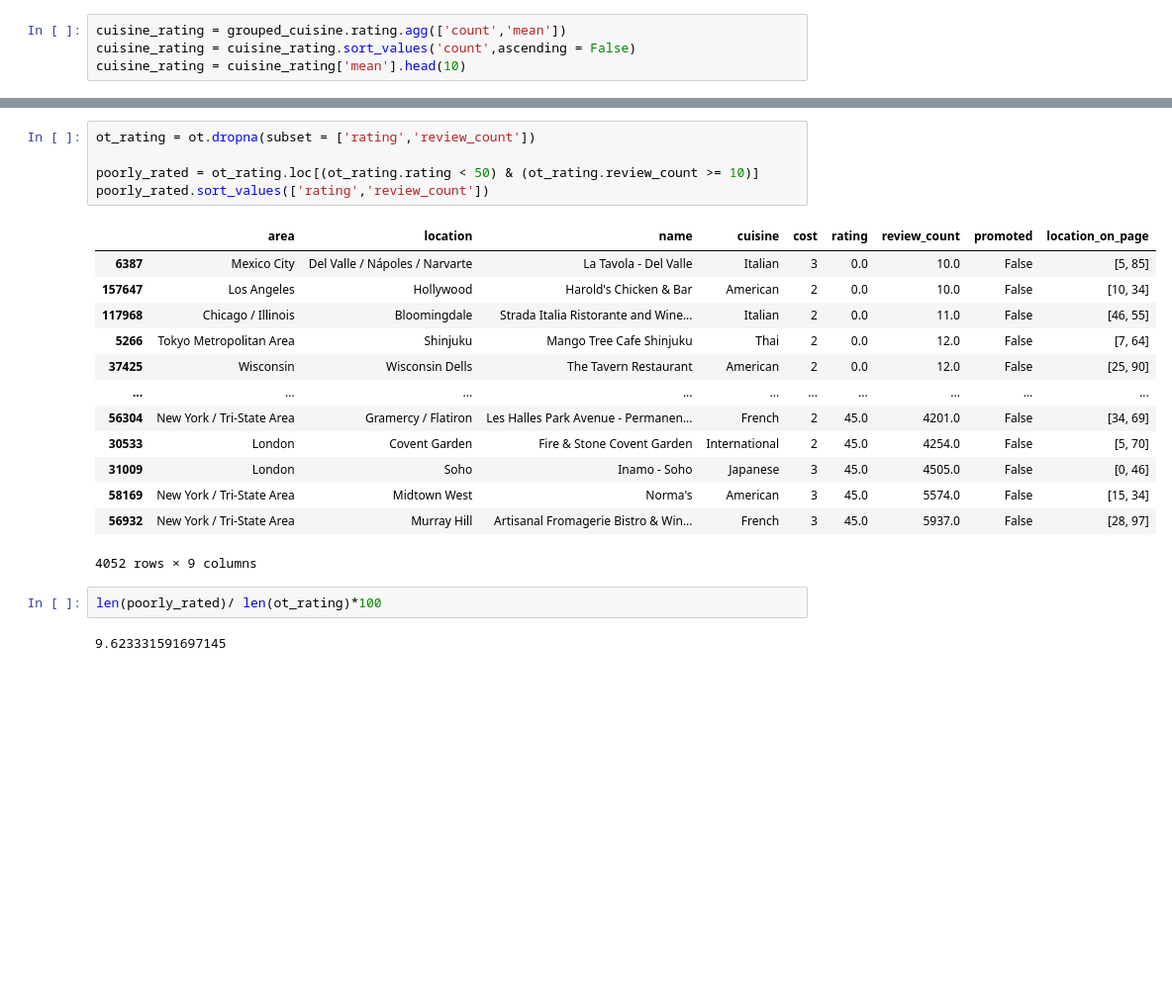
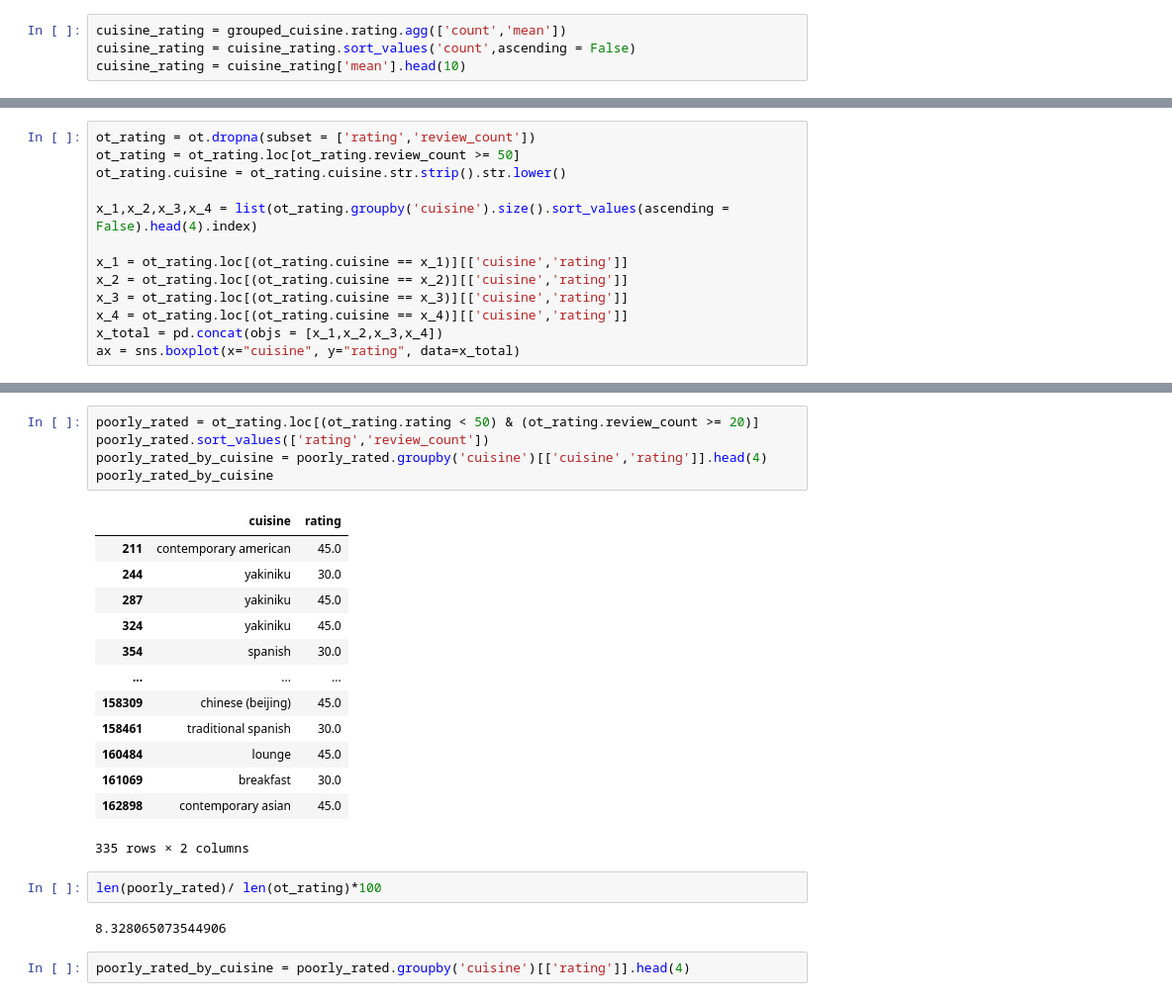
Before and after one commit to MichaelEmmert/OpenTable, a Jupyter notebook: opentableanalysis.ipynb, the cells around one changed output, grey strips where cells are left out. Shown: that part at 99% size. Saved outputs shown, nothing was run; the diff lists cells and outputs as text; blank space fills up the shorter version.

```diff
--- a/opentableanalysis.ipynb
+++ b/opentableanalysis.ipynb
@@ -336,0 +330,13 @@ dtype: float64
+# %%
+ot_rating = ot.dropna(subset = ['rating','review_count'])
+ot_rating = ot_rating.loc[ot_rating.review_count >= 50]
+ot_rating.cuisine = ot_rating.cuisine.str.strip().str.lower()
+
+x_1,x_2,x_3,x_4 = list(ot_rating.groupby('cuisine').size().sort_values(ascending = False).head(4).index)
+
+x_1 = ot_rating.loc[(ot_rating.cuisine == x_1)][['cuisine','rating']]
+x_2 = ot_rating.loc[(ot_rating.cuisine == x_2)][['cuisine','rating']]
+x_3 = ot_rating.loc[(ot_rating.cuisine == x_3)][['cuisine','rating']]
+x_4 = ot_rating.loc[(ot_rating.cuisine == x_4)][['cuisine','rating']]
+x_total = pd.concat(objs = [x_1,x_2,x_3,x_4])
+ax = sns.boxplot(x="cuisine", y="rating", data=x_total)
@@ -337,23 +345,25 @@ dtype: float64
 # %%
-ot_rating = ot.dropna(subset = ['rating','review_count'])
-
-poorly_rated = ot_rating.loc[(ot_rating.rating < 50) & (ot_rating.review_count >= 10)]
+poorly_rated = ot_rating.loc[(ot_rating.rating < 50) & (ot_rating.review_count >= 20)]
 poorly_rated.sort_values(['rating','review_count'])
+poorly_rated_by_cuisine = poorly_rated.groupby('cuisine')[['cuisine','rating']].head(4)
+poorly_rated_by_cuisine
 # %% [output]
-|  | area | location | name | cuisine | cost | rating | review_count | promoted | location_on_page |
-| 6387 | Mexico City | Del Valle / Nápoles / Narvarte | La Tavola - Del Valle | Italian | 3 | 0.0 | 10.0 | False | [5, 85] |
-| 157647 | Los Angeles | Hollywood | Harold's Chicken & Bar | American | 2 | 0.0 | 10.0 | False | [10, 34] |
-| 117968 | Chicago / Illinois | Bloomingdale | Strada Italia Ristorante and Wine... | Italian | 2 | 0.0 | 11.0 | False | [46, 55] |
-| 5266 | Tokyo Metropolitan Area | Shinjuku | Mango Tree Cafe Shinjuku | Thai | 2 | 0.0 | 12.0 | False | [7, 64] |
-| 37425 | Wisconsin | Wisconsin Dells | The Tavern Restaurant | American | 2 | 0.0 | 12.0 | False | [25, 90] |
-| ... | ... | ... | ... | ... | ... | ... | ... | ... | ... |
-| 56304 | New York / Tri-State Area | Gramercy / Flatiron | Les Halles Park Avenue - Permanen... | French | 2 | 45.0 | 4201.0 | False | [34, 69] |
-| 30533 | London | Covent Garden | Fire & Stone Covent Garden | International | 2 | 45.0 | 4254.0 | False | [5, 70] |
-| 31009 | London | Soho | Inamo - Soho | Japanese | 3 | 45.0 | 4505.0 | False | [0, 46] |
-| 58169 | New York / Tri-State Area | Midtown West | Norma's | American | 3 | 45.0 | 5574.0 | False | [15, 34] |
-| 56932 | New York / Tri-State Area | Murray Hill | Artisanal Fromagerie Bistro & Win... | French | 3 | 45.0 | 5937.0 | False | [28, 97] |
+|  | cuisine | rating |
+| 211 | contemporary american | 45.0 |
+| 244 | yakiniku | 30.0 |
+| 287 | yakiniku | 45.0 |
+| 324 | yakiniku | 45.0 |
+| 354 | spanish | 30.0 |
+| ... | ... | ... |
+| 158309 | chinese (beijing) | 45.0 |
+| 158461 | traditional spanish | 30.0 |
+| 160484 | lounge | 45.0 |
+| 161069 | breakfast | 30.0 |
+| 162898 | contemporary asian | 45.0 |
-4052 rows × 9 columns
+335 rows × 2 columns
 # %%
 len(poorly_rated)/ len(ot_rating)*100
 # %% [output]
-9.623331591697145
+8.328065073544906
+# %%
+poorly_rated_by_cuisine = poorly_rated.groupby('cuisine')[['rating']].head(4)
```
Also changed, not shown: parts of 59 cells of this notebook, 2 other files.
